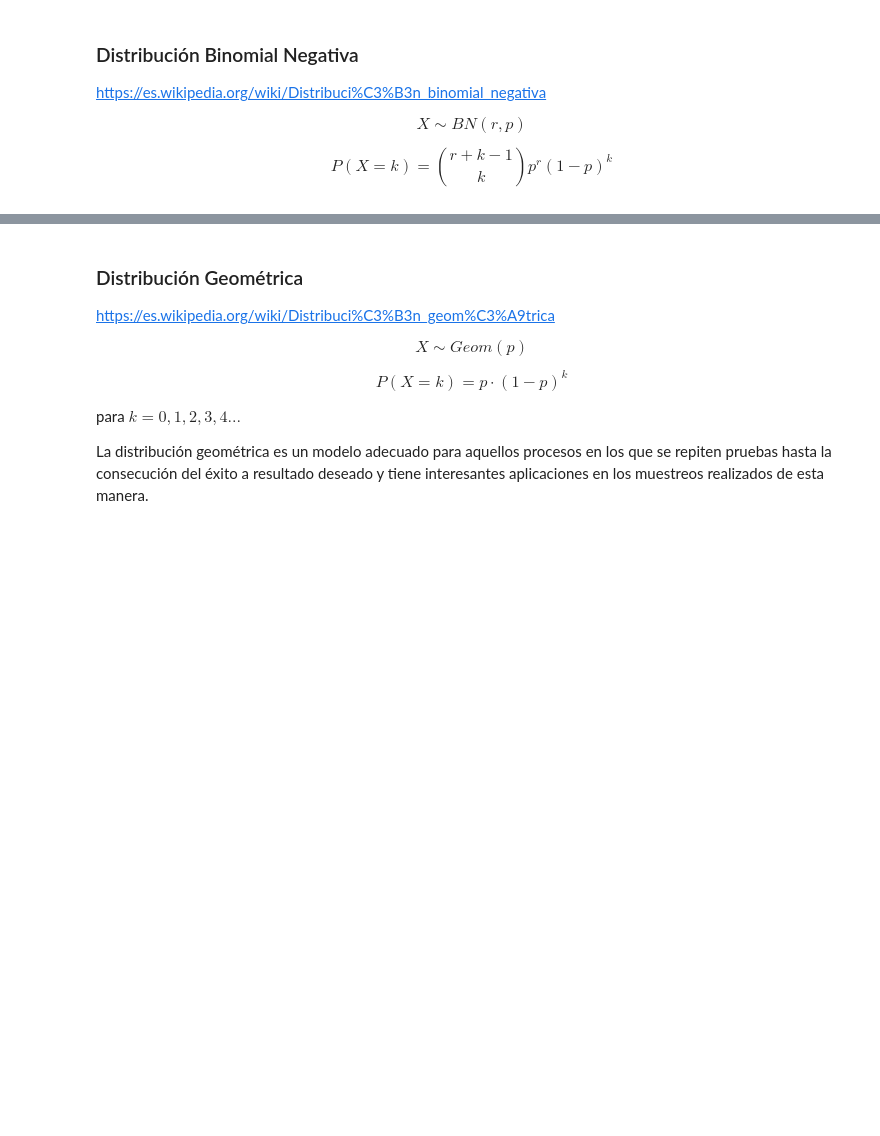
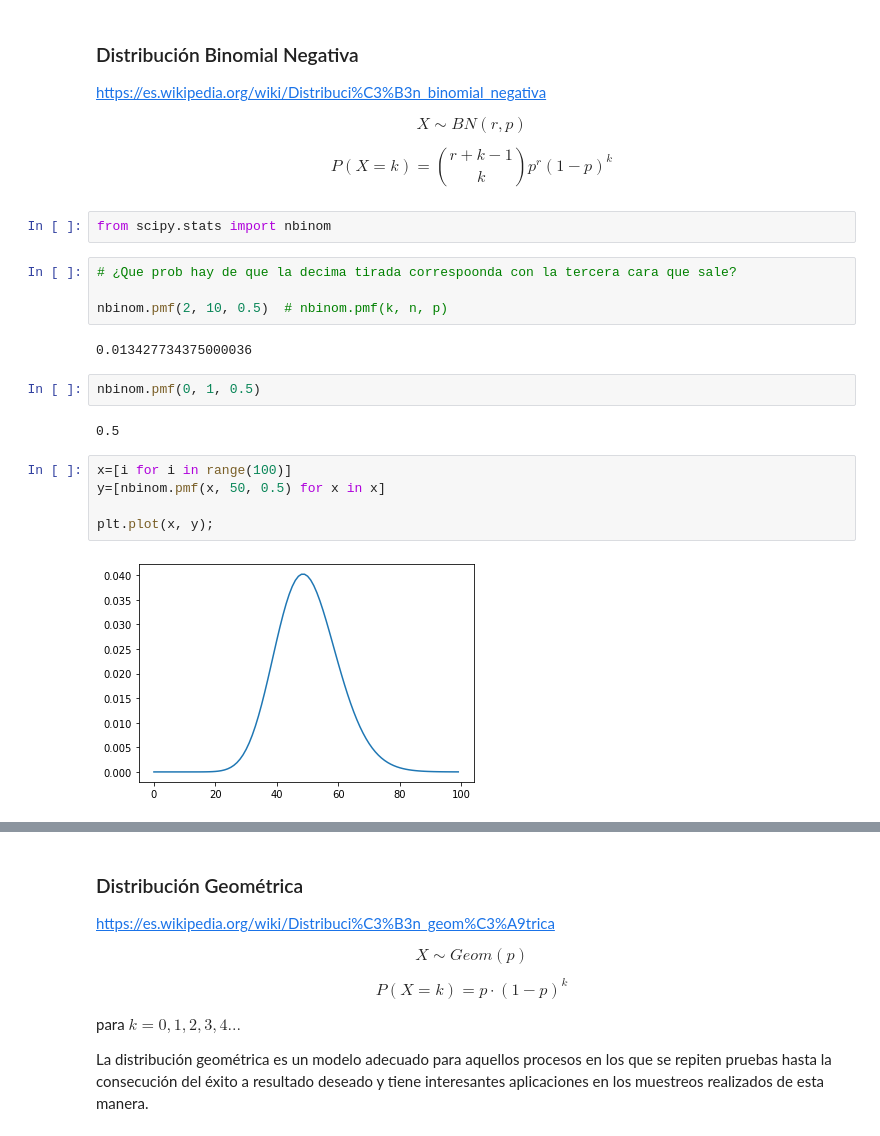
Before and after one commit to YonatanRA/ds_tb_part_21_09, a Jupyter notebook: 02-Data_Analysis/8.2 - Distribuciones Discretas.ipynb, the cells around one changed output, grey strips where cells are left out. Cells and saved outputs as stored; diff of their text form; blank space fills up the shorter version.

```diff
--- a/02-Data_Analysis/8.2 - Distribuciones Discretas.ipynb
+++ b/02-Data_Analysis/8.2 - Distribuciones Discretas.ipynb
@@ -172,3 +195,22 @@ https://es.wikipedia.org/wiki/Distribuci%C3%B3n_binomial_negativa
 $$X \sim BN(r, p)$$
 
 $$P(X=k)={r+k-1 \choose k} p^{r}(1-p)^{k}$$
+# %%
+from scipy.stats import nbinom
+# %%
+# ¿Que prob hay de que la decima tirada correspoonda con la tercera cara que sale?
+
+nbinom.pmf(2, 10, 0.5)  # nbinom.pmf(k, n, p)
+# %% [output]
+0.013427734375000036
+# %%
+nbinom.pmf(0, 1, 0.5)
+# %% [output]
+0.5
+# %%
+x=[i for i in range(100)]
+y=[nbinom.pmf(x, 50, 0.5) for x in x]
+
+plt.plot(x, y);
+# %% [output]
+[figure, added]
```
Also changed, not shown: parts of 36 cells of this notebook, 1 other file.
